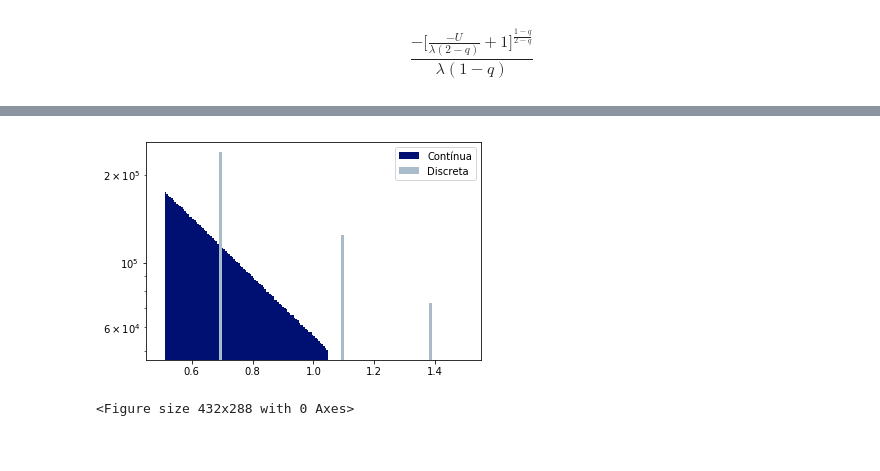
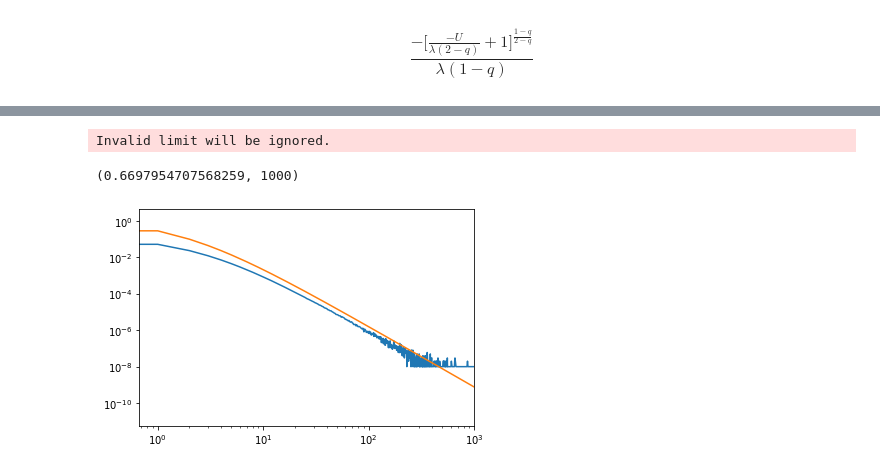
Before and after one commit to marciomacielbastos/Random-Graph, a Jupyter notebook: Distribution Test.ipynb, the cells around one changed output, grey strips where cells are left out. Cells and saved outputs as stored; diff of their text form; code cells hidden in the pictures.

Commit message:
histogram

```diff
--- a/Distribution Test.ipynb
+++ b/Distribution Test.ipynb
@@ -9,0 +45,13 @@ def inverse_cdf(λ, q, U):
+# %%
+i = 0
+count = 0
+Px = []
+for x in X:
+    while((i < sorted_data.shape[0]) and (x == sorted_data[i])):
+        count += 1
+        i += 1
+    Px.append(count)
+    count = 0
+# %%
+λ = 2
+q = 1.3
@@ -9,0 +64,6 @@ def inverse_cdf(λ, q, U):
+# %%
+elastic_net = ElasticNet(alpha=0.1, l1_ratio=0.5)
+elastic_net.fit(X, y)
+elastic_net.predict([[1.5]])
+# %%
+Px = np.array(Px)
@@ -10,3 +90,14 @@ def inverse_cdf(λ, q, U):
+# %%
+# plt.plot(bins[:-1], hist);
+plt.plot(X, Px/len(data));
+plt.plot(X, pdf(λ, q, X))
+plt.xscale('log')
+plt.yscale('log')
+plt.xlim(0, 1000)
+# %% [output]
+Invalid limit will be ignored.
+(0.6697954707568259, 1000)
+[figure, added]
 # %%
 U = np.random.uniform(0,1,10000000)
 λ = 2
@@ -16,9 +106,0 @@ cont_q = inverse_cdf(λ, q, U)
-# %%
-plt.hist(np.log(cont_q), bins=100, log=True, color='#001072' ,label='Contínua');
-plt.hist(np.log(A), bins=100, log=True, range=(0.5,1.5), color='#AABBCC', label='Discreta');
-plt.legend()
-plt.show()
-plt.savefig("Observ.jpg", format='jpg', dpi=1200, bbox_inches = 'tight')
-# %% [output]
-[figure, removed]
-<Figure size 432x288 with 0 Axes>
```
Also changed, not shown: parts of 39 cells of this notebook.
